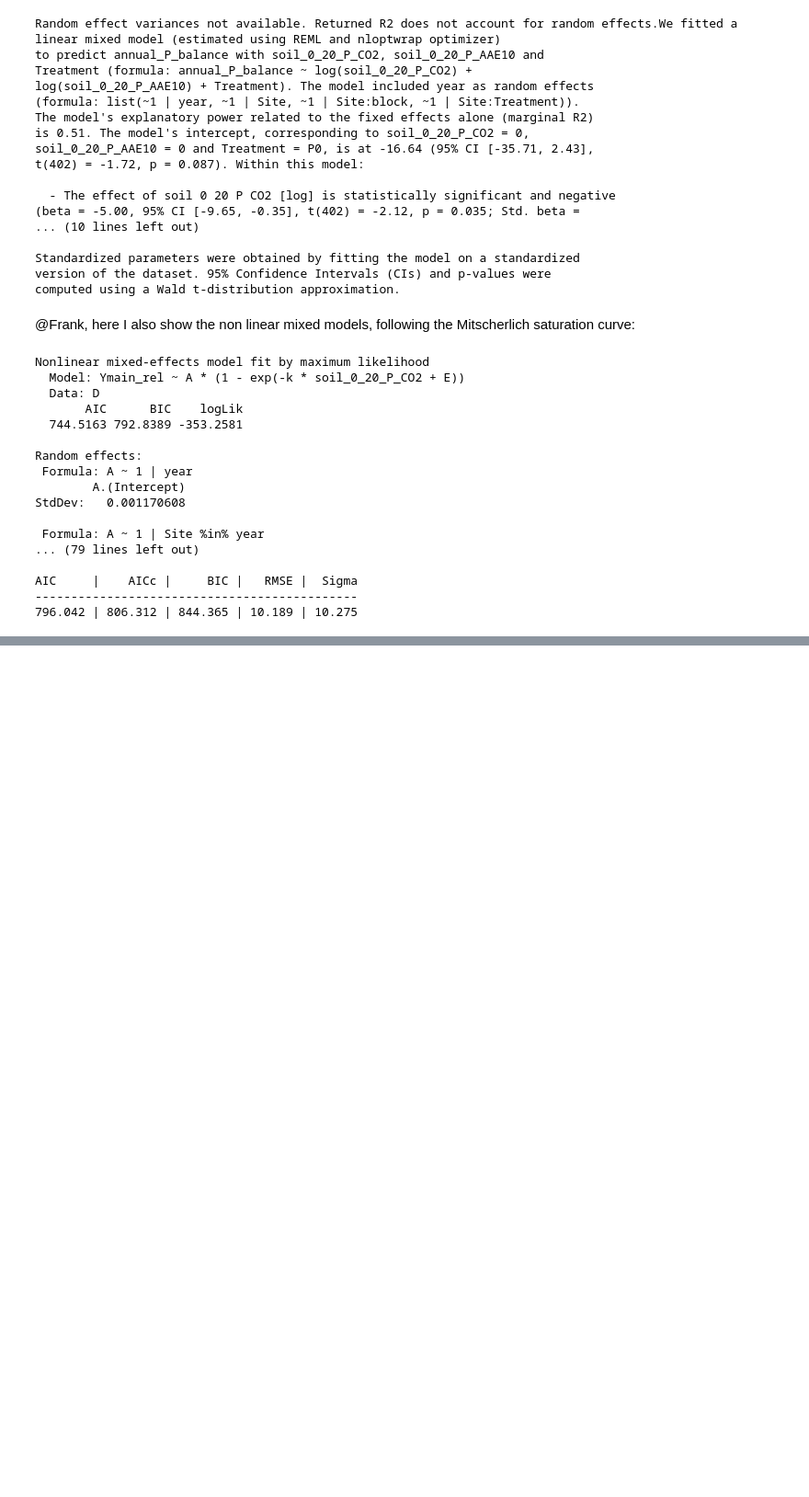
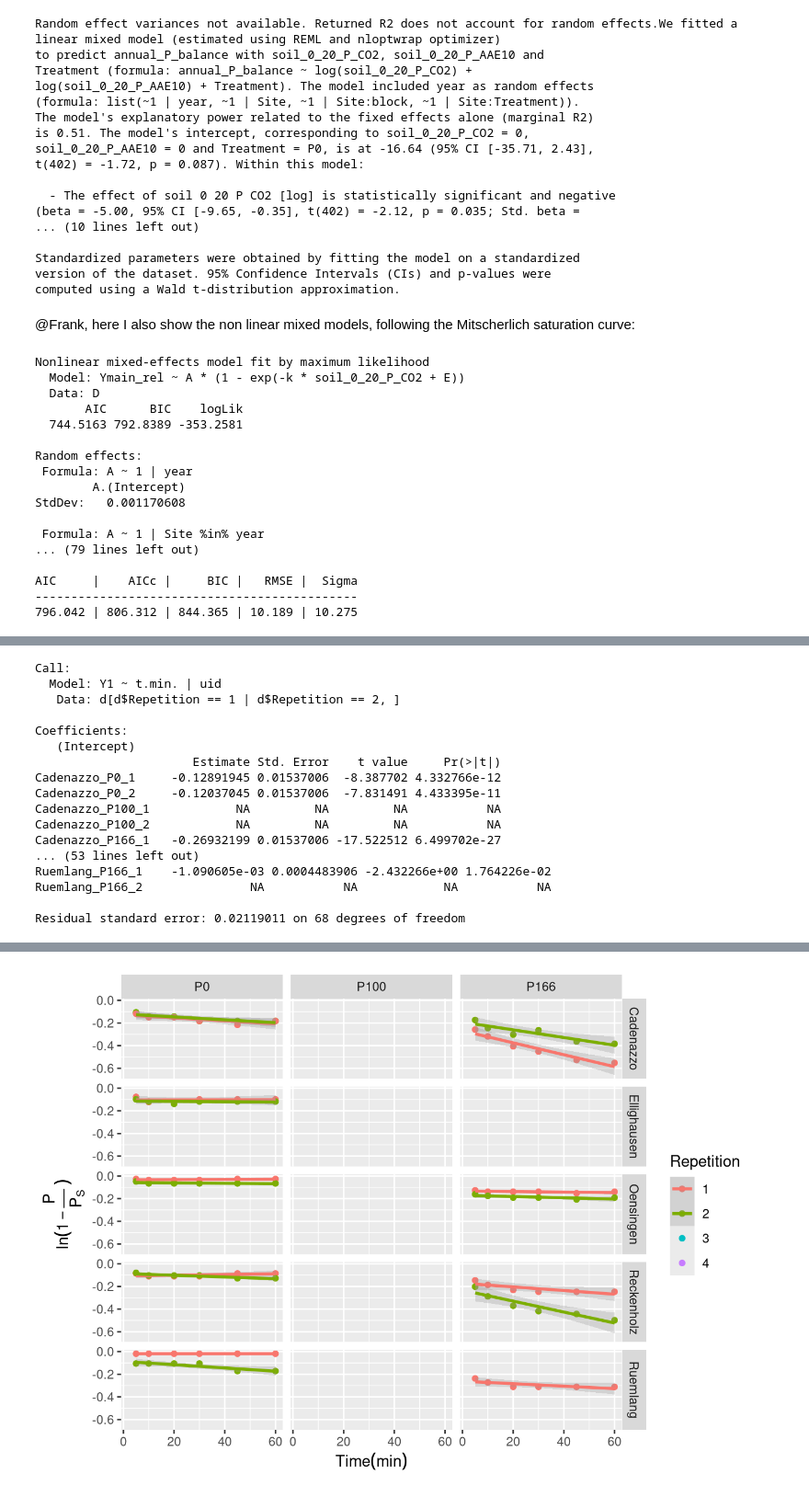
Before and after one commit to Andrapodon/Master-Thesis-P-kinetics, a Jupyter notebook: writing/15-intro.embed.ipynb, the cells around one changed output, grey strips where cells are left out. Shown at 92% size. Drawn from its saved outputs; the diff is of its cells as text; code cells hidden in the pictures; blank space fills up the shorter version.

```diff
--- a/writing/15-intro.embed.ipynb
+++ b/writing/15-intro.embed.ipynb
@@ -207,0 +395,7 @@ With the covariate and random effect used as by Juliane Hirte we obtain \$R^2=\$
+# %%
+#|code-fold: true
+#|tidy: true
+#|echo: false
+
+res <- lmList(Y1 ~ t.min. | uid, d[d$Repetition==1|d$Repetition==2,],na.action = na.pass)
+# %% [output]
@@ -207,0 +404,17 @@ With the covariate and random effect used as by Juliane Hirte we obtain \$R^2=\$
+Call:
+  Model: Y1 ~ t.min. | uid
+   Data: d[d$Repetition == 1 | d$Repetition == 2, ]
+
+Coefficients:
+   (Intercept)
+                      Estimate Std. Error    t value     Pr(>|t|)
+Cadenazzo_P0_1     -0.12891945 0.01537006  -8.387702 4.332766e-12
+Cadenazzo_P0_2     -0.12037045 0.01537006  -7.831491 4.433395e-11
+Cadenazzo_P100_1            NA         NA         NA           NA
+Cadenazzo_P100_2            NA         NA         NA           NA
+Cadenazzo_P166_1   -0.26932199 0.01537006 -17.522512 6.499702e-27
+... (53 lines left out)
+Ruemlang_P166_1    -1.090605e-03 0.0004483906 -2.432266e+00 1.764226e-02
+Ruemlang_P166_2               NA           NA            NA           NA
+
+Residual standard error: 0.02119011 on 68 degrees of freedom
@@ -207,0 +424 @@ With the covariate and random effect used as by Juliane Hirte we obtain \$R^2=\$
+[figure, added]
```
Also changed, not shown: parts of 18 cells of this notebook, 22 other files.
